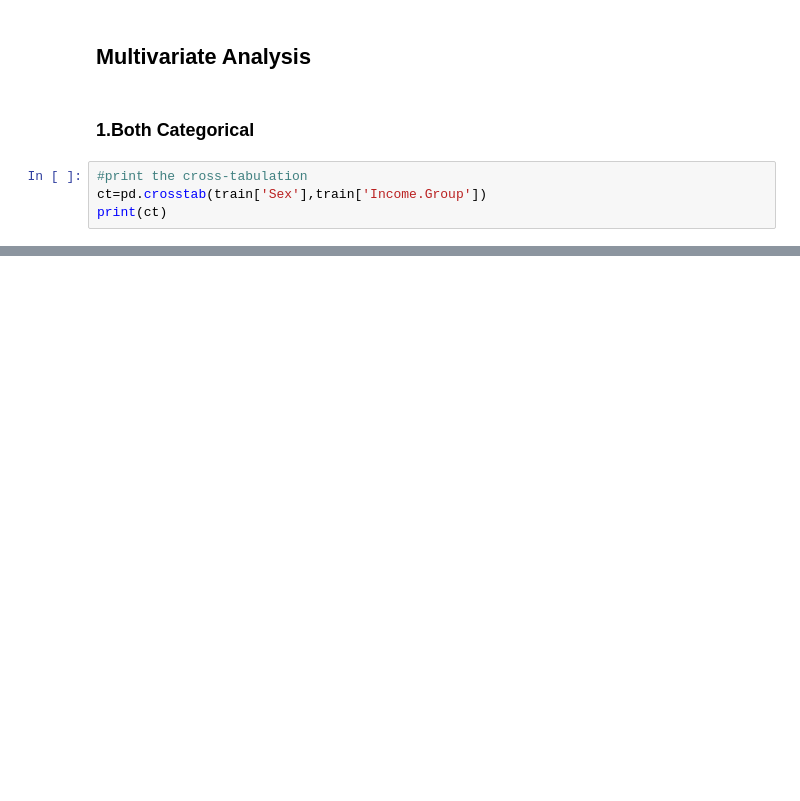
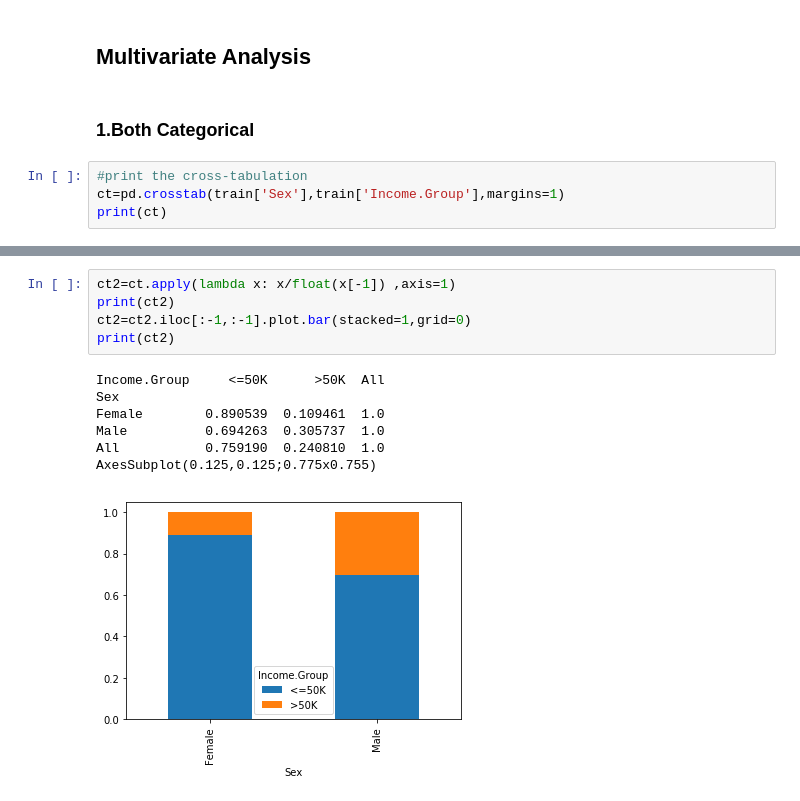
Before and after one commit to M-Younus/experiments-with-data-course-AV, a Jupyter notebook: main.ipynb, the cells around one changed output, grey strips where cells are left out. Drawn from its saved outputs; the diff is of its cells as text; blank space fills up the shorter version.

```diff
--- a/main.ipynb
+++ b/main.ipynb
@@ -46,5 +136,5 @@ print(train['Native.Country'].value_counts()/train.shape[0])
 ### 1.Both Categorical
 # %%
 #print the cross-tabulation
-ct=pd.crosstab(train['Sex'],train['Income.Group'])
+ct=pd.crosstab(train['Sex'],train['Income.Group'],margins=1)
 print(ct)
@@ -53,0 +154,13 @@ ct.plot.bar(stacked=1)
+# %%
+ct2=ct.apply(lambda x: x/float(x[-1]) ,axis=1)
+print(ct2)
+ct2=ct2.iloc[:-1,:-1].plot.bar(stacked=1,grid=0)
+print(ct2)
+# %% [output]
+Income.Group     <=50K      >50K  All
+Sex
+Female        0.890539  0.109461  1.0
+Male          0.694263  0.305737  1.0
+All           0.759190  0.240810  1.0
+AxesSubplot(0.125,0.125;0.775x0.755)
+[figure, added]
```
Also changed, not shown: parts of 26 cells of this notebook.
